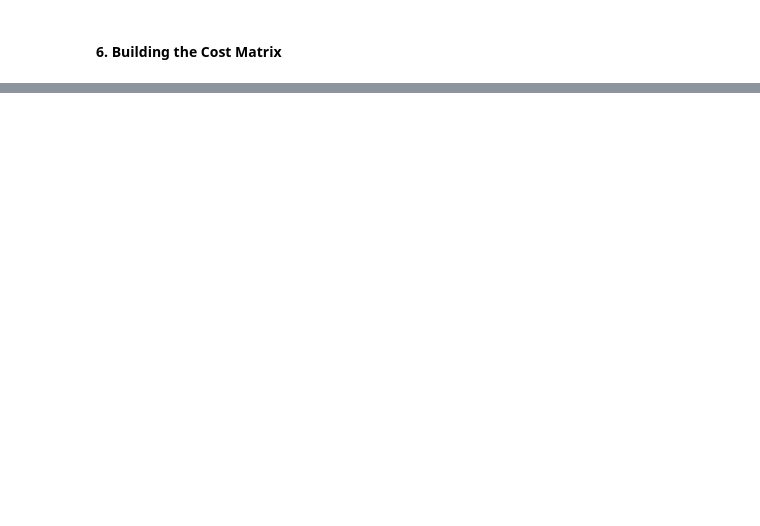
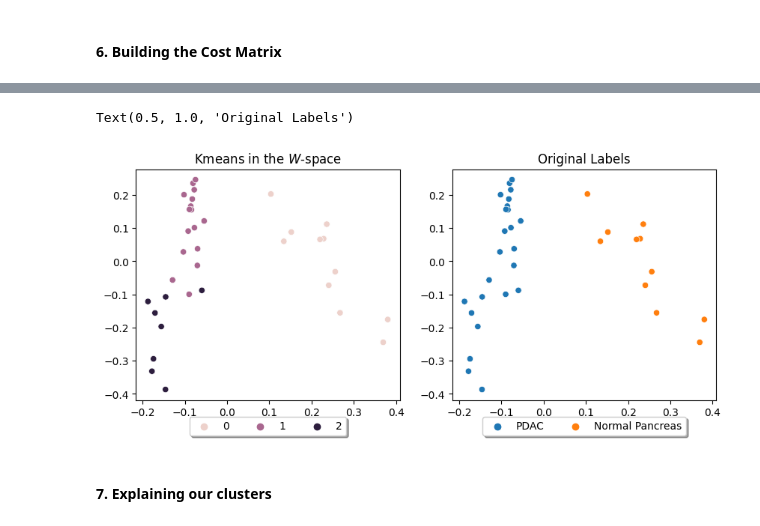
Before and after one commit to jsnagai/scACCorDiON, a Jupyter notebook: tutorials/Tutorial-aCCORDiON.ipynb, the cells around one changed output, grey strips where cells are left out. Cells and saved outputs as stored; diff of their text form; code cells hidden in the pictures; blank space fills up the shorter version.

```diff
--- a/tutorials/Tutorial-aCCORDiON.ipynb
+++ b/tutorials/Tutorial-aCCORDiON.ipynb
@@ -98,0 +93,16 @@ sns.scatterplot(x=aux[:,0],y=aux[:,1],
+# %%
+_,ax1 = plt.subplots(1,2,figsize=(10,4))
+ax1 = ax1.ravel()
+sns.scatterplot(x=aux[:,0],y=aux[:,1],hue=threeclsm,ax=ax1[0])
+ax1[0].legend(loc='upper center', bbox_to_anchor=(0.5, -0.05),
+          fancybox=True, shadow=True, ncol=5)
+ax1[0].set_title('Kmeans in the $W$-space')
+sns.scatterplot(x=aux[:,0],y=aux[:,1],hue=pdata_metadata.loc[AaccPDAC.Cs['PCA'].index,'label1'],ax=ax1[1])
+ax1[1].legend(loc='upper center', bbox_to_anchor=(0.5, -0.05),
+          fancybox=True, shadow=True, ncol=5)
+ax1[1].set_title('Original Labels')
+# %% [output]
+Text(0.5, 1.0, 'Original Labels')
+[figure, added]
+# %% [markdown]
+#### 7. Explaining our clusters
```
Also changed, not shown: parts of 32 cells of this notebook.
